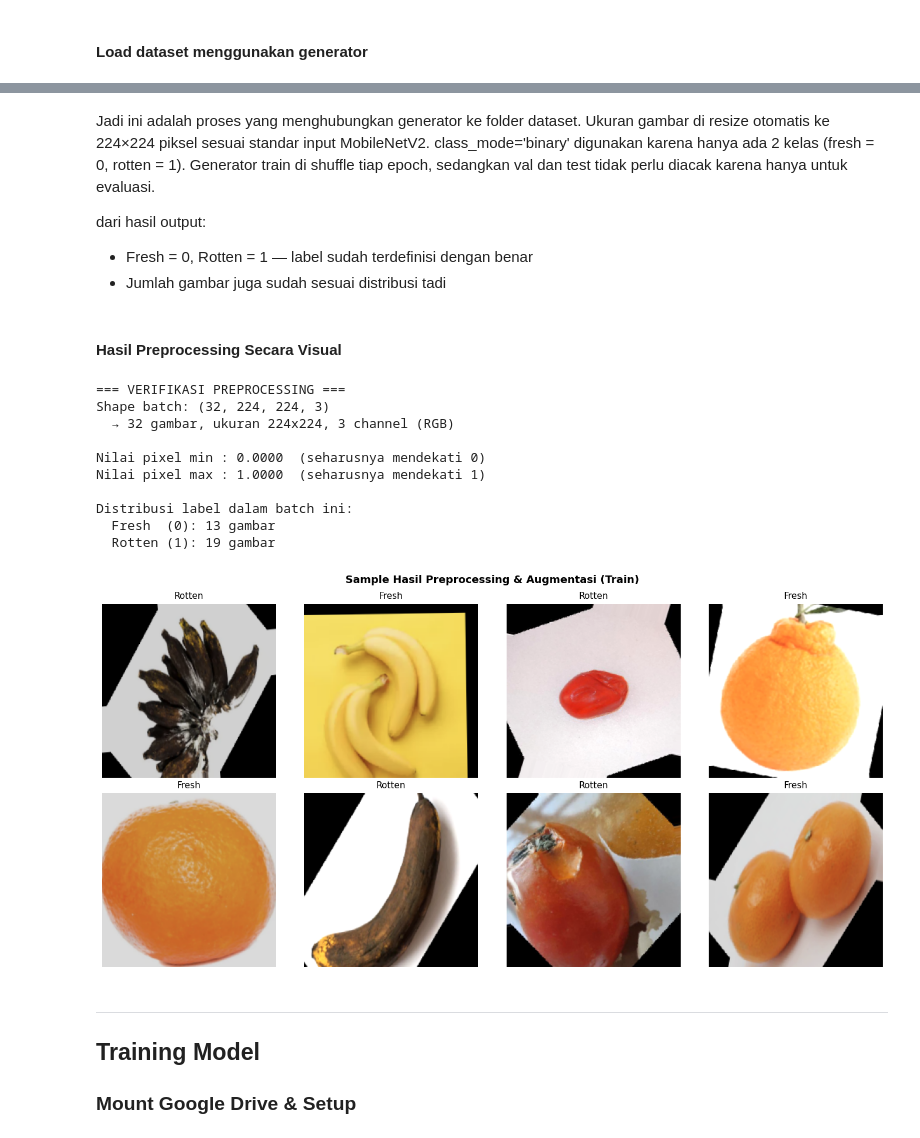
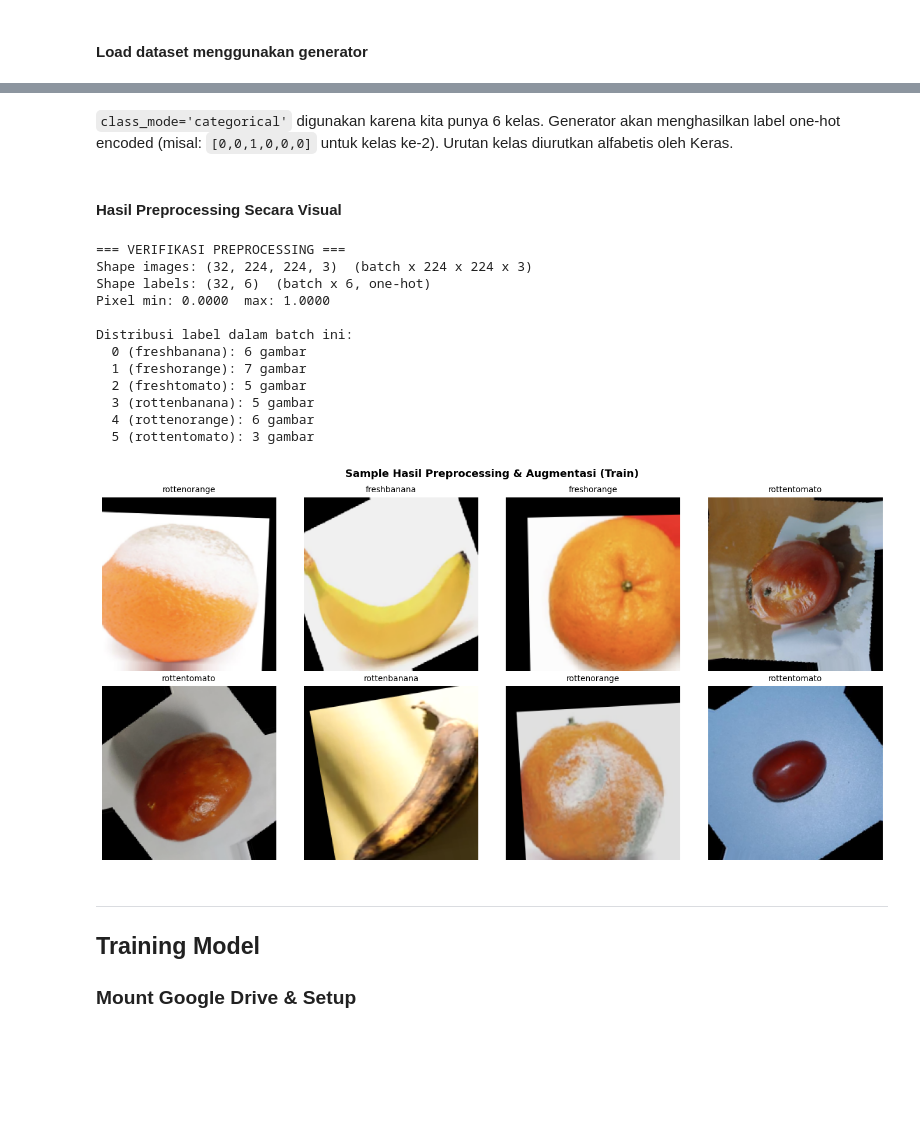
Before and after one commit to nightlurkr/FinalProjectAI-CekFresh, a Jupyter notebook: 02_Model/training/fp_ai_kel8_final.ipynb, the cells around one changed output, grey strips where cells are left out. Cells and saved outputs as stored; diff of their text form; code cells hidden in the pictures; blank space fills up the shorter version.

```diff
--- a/02_Model/training/fp_ai_kel8_final.ipynb
+++ b/02_Model/training/fp_ai_kel8_final.ipynb
@@ -590,14 +552,14 @@ ImageDataGenerator berhasil dikonfigurasi!
 # %% [markdown]
 #### **Load dataset menggunakan generator**
 # %%
-IMG_SIZE  = (224, 224)
+IMG_SIZE   = (224, 224)
 BATCH_SIZE = 32
 
 train_generator = train_datagen.flow_from_directory(
     f'{base_output}/train',
     target_size=IMG_SIZE,
     batch_size=BATCH_SIZE,
-    class_mode='binary',
+    class_mode='categorical',   # multiclass
     shuffle=True,
     seed=42
 )
@@ -606,7 +568,7 @@ val_generator = val_test_datagen.flow_from_directory(
     f'{base_output}/val',
     target_size=IMG_SIZE,
     batch_size=BATCH_SIZE,
-    class_mode='binary',
+    class_mode='categorical',
     shuffle=False,
     seed=42
 )
@@ -615,12 +577,13 @@ test_generator = val_test_datagen.flow_from_directory(
     f'{base_output}/test',
     target_size=IMG_SIZE,
     batch_size=BATCH_SIZE,
-    class_mode='binary',
+    class_mode='categorical',
     shuffle=False,
     seed=42
 )
 
-print(f"\nClass indices: {train_generator.class_indices}")
-print(f"  → Label 'fresh' = {train_generator.class_indices['fresh']}")
-print(f"  → Label 'rotten' = {train_generator.class_indices['rotten']}")
+print(f"Class indices: {train_generator.class_indices}")
+print(f"Jumlah kelas : {train_generator.num_classes}")
+for name, idx in sorted(train_generator.class_indices.items(), key=lambda x: x[1]):
+    print(f"  {idx}: {name}")
 # %% [output]
@@ -634,51 +601,48 @@ Class indices: {'fresh': 0, 'rotten': 1}
-# %% [markdown]
-Jadi ini adalah proses yang menghubungkan generator ke folder dataset. Ukuran gambar di resize otomatis ke 224×224 piksel sesuai standar input MobileNetV2. class_mode='binary' digunakan karena hanya ada 2 kelas (fresh = 0, rotten = 1). Generator train di shuffle tiap epoch, sedangkan val dan test tidak perlu diacak karena hanya untuk evaluasi.
-
-dari hasil output:
-- Fresh = 0, Rotten = 1 — label sudah terdefinisi dengan benar
-- Jumlah gambar juga sudah sesuai distribusi tadi
+# %% [markdown]
+`class_mode='categorical'` digunakan karena kita punya 6 kelas. Generator akan menghasilkan label one-hot encoded (misal: `[0,0,1,0,0,0]` untuk kelas ke-2). Urutan kelas diurutkan alfabetis oleh Keras.
 # %% [markdown]
 #### **Hasil Preprocessing Secara Visual**
 # %%
 import numpy as np
 
 images, labels = next(train_generator)
 
+idx_to_class = {v: k for k, v in train_generator.class_indices.items()}
+
 print("=== VERIFIKASI PREPROCESSING ===")
-print(f"Shape batch: {images.shape}")
-print(f"  → {images.shape[0]} gambar, ukuran {images.shape[1]}x{images.shape[2]}, {images.shape[3]} channel (RGB)")
-print(f"\nNilai pixel min : {images.min():.4f}  (seharusnya mendekati 0)")
-print(f"Nilai pixel max : {images.max():.4f}  (seharusnya mendekati 1)")
+print(f"Shape images: {images.shape}  (batch x 224 x 224 x 3)")
+print(f"Shape labels: {labels.shape}  (batch x 6, one-hot)")
+print(f"Pixel min: {images.min():.4f}  max: {images.max():.4f}")
 print(f"\nDistribusi label dalam batch ini:")
-print(f"  Fresh  (0): {(labels == 0).sum()} gambar")
-print(f"  Rotten (1): {(labels == 1).sum()} gambar")
+label_ids = np.argmax(labels, axis=1)
+for i in range(6):
+    count = (label_ids == i).sum()
+    print(f"  {i} ({idx_to_class[i]}): {count} gambar")
 
 fig, axes = plt.subplots(2, 4, figsize=(14, 7))
 axes = axes.flatten()
-
-label_names = {0: 'Fresh', 1: 'Rotten'}
-
 for i in range(8):
     axes[i].imshow(images[i])
-    axes[i].set_title(f"{label_names[labels[i]]}", fontsize=11)
+    cls_name = idx_to_class[np.argmax(labels[i])]
+    axes[i].set_title(cls_name, fontsize=10)
     axes[i].axis('off')
-
-plt.suptitle('Sample Hasil Preprocessing & Augmentasi (Train)',
-             fontsize=13, fontweight='bold')
+plt.suptitle('Sample Hasil Preprocessing & Augmentasi (Train)', fontsize=13, fontweight='bold')
 plt.tight_layout()
 plt.show()
 # %% [output]
 === VERIFIKASI PREPROCESSING ===
-Shape batch: (32, 224, 224, 3)
-  → 32 gambar, ukuran 224x224, 3 channel (RGB)
-
-Nilai pixel min : 0.0000  (seharusnya mendekati 0)
-Nilai pixel max : 1.0000  (seharusnya mendekati 1)
+Shape images: (32, 224, 224, 3)  (batch x 224 x 224 x 3)
+Shape labels: (32, 6)  (batch x 6, one-hot)
+Pixel min: 0.0000  max: 1.0000
 
 Distribusi label dalam batch ini:
-  Fresh  (0): 13 gambar
-  Rotten (1): 19 gambar
+  0 (freshbanana): 6 gambar
+  1 (freshorange): 7 gambar
+  2 (freshtomato): 5 gambar
+  3 (rottenbanana): 5 gambar
+  4 (rottenorange): 6 gambar
+  5 (rottentomato): 3 gambar
-[figure, old version]
+[figure, new version]
 # %% [markdown]
 ---
 ## Training Model
```
Also changed, not shown: parts of 31 cells of this notebook, 12 other files.
